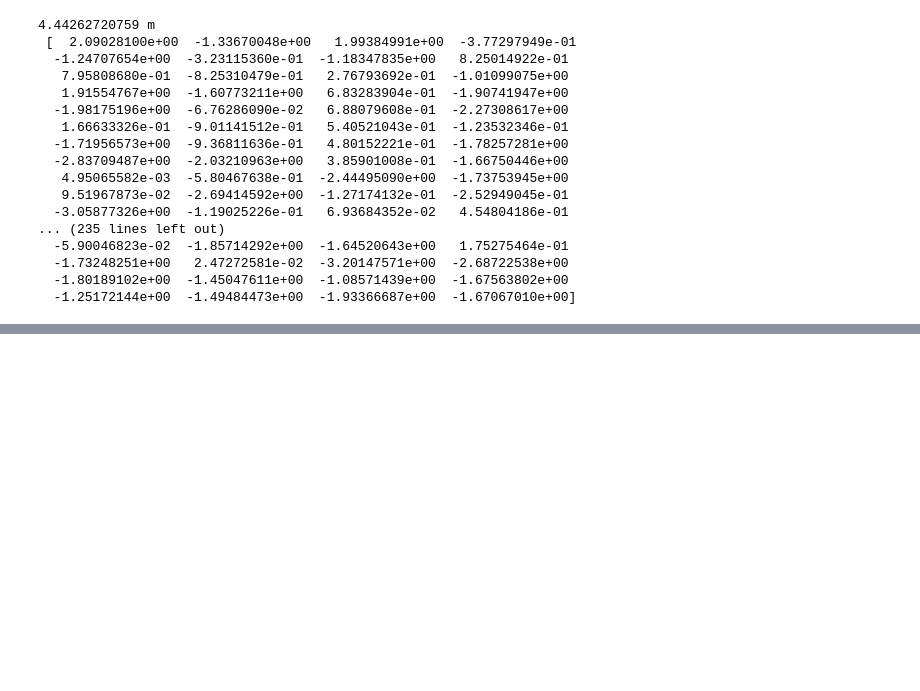
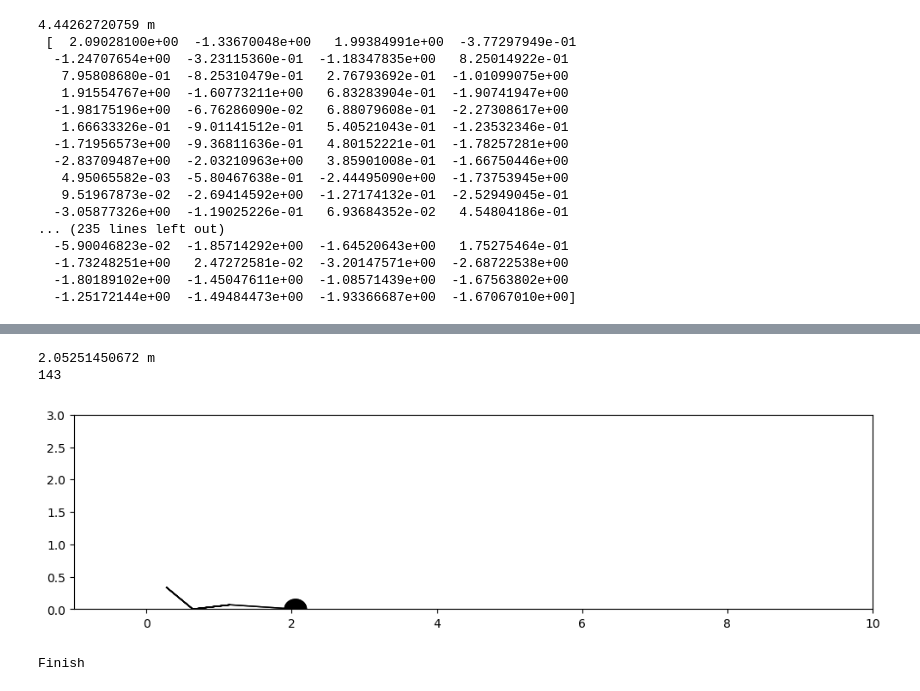
Before and after one commit to Skyraker2016/CS168, a Jupyter notebook: miniproject7/miniproject7.ipynb, the cells around one changed output, grey strips where cells are left out. Drawn from its saved outputs; the diff is of its cells as text; code cells hidden in the pictures; blank space fills up the shorter version.

```diff
--- a/miniproject7/miniproject7.ipynb
+++ b/miniproject7/miniproject7.ipynb
@@ -642,0 +648,7 @@ pri
+# %%
+draw_animate(np.zeros((40,)))
+# %% [output]
+2.05251450672 m
+143
+[figure, added]
+Finish
```
Also changed, not shown: parts of 2 cells of this notebook, 1 other file.
